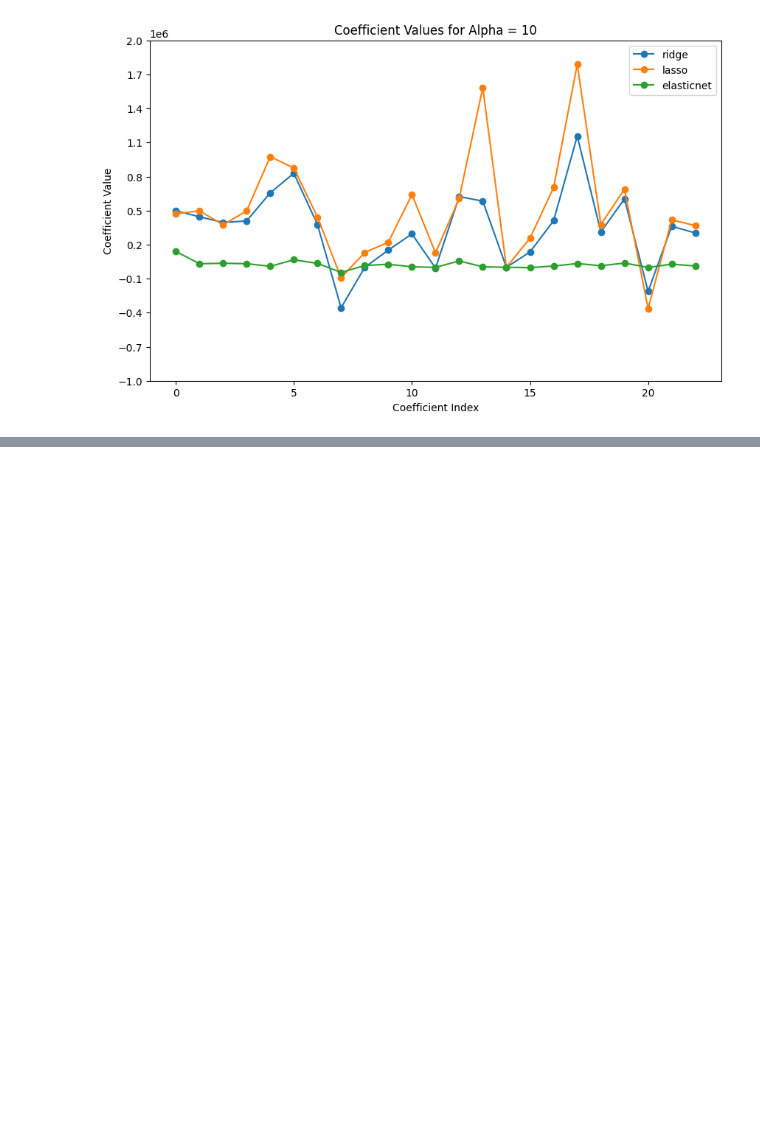
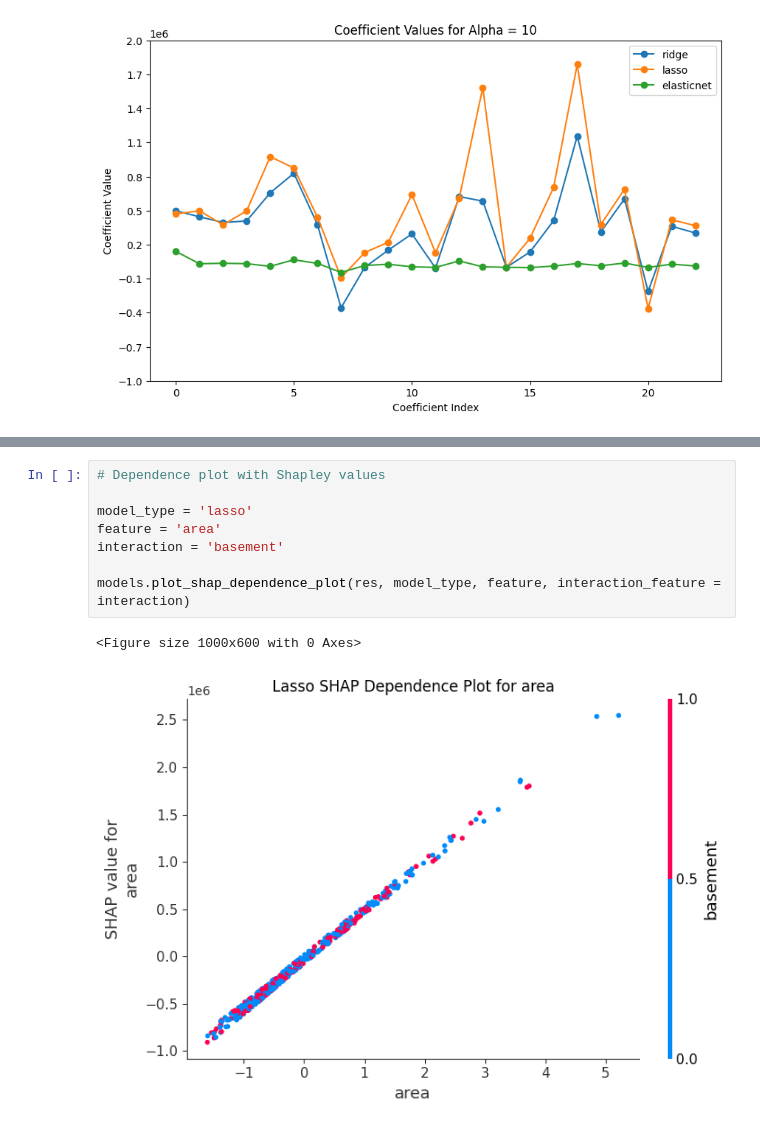
Before and after one commit to Silvano315/Prediction-model-for-a-real-estate-market, a Jupyter notebook: prediction_model.ipynb, the cells around one changed output, grey strips where cells are left out. Drawn from its saved outputs; the diff is of its cells as text; blank space fills up the shorter version.

```diff
--- a/prediction_model.ipynb
+++ b/prediction_model.ipynb
@@ -486,0 +534,11 @@ results_viz.plot_coefficients_vs_alpha(X_train_scaled, y_train, X_test_scaled, y
+# %%
+# Dependence plot with Shapley values
+
+model_type = 'lasso'
+feature = 'area'
+interaction = 'basement'
+
+models.plot_shap_dependence_plot(res, model_type, feature, interaction_feature = interaction)
+# %% [output]
+<Figure size 1000x600 with 0 Axes>
+[figure, added]
```
Also changed, not shown: parts of 5 cells of this notebook.
